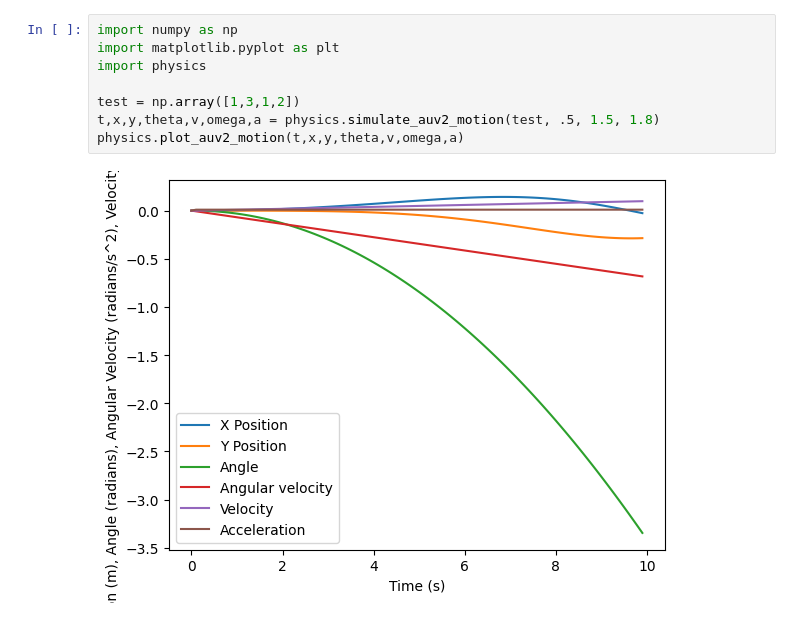
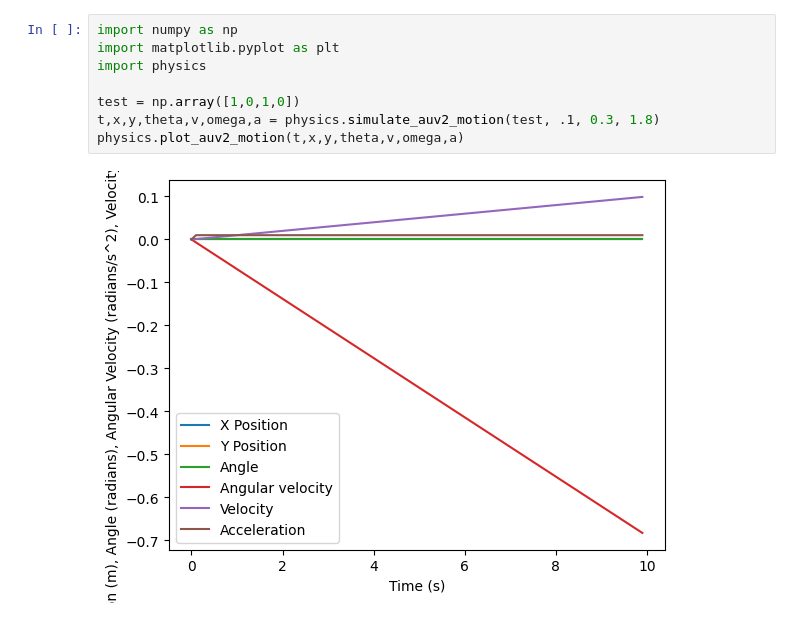
Before and after one commit to travtran05/python-refresher, a Jupyter notebook: simulation_auv2_motion.ipynb, the cells around one changed output. Saved outputs shown, nothing was run; the diff lists cells and outputs as text.

```diff
--- a/simulation_auv2_motion.ipynb
+++ b/simulation_auv2_motion.ipynb
@@ -1,10 +1,10 @@
 # %%
 import numpy as np
 import matplotlib.pyplot as plt
 import physics
 
-test = np.array([1,3,1,2])
-t,x,y,theta,v,omega,a = physics.simulate_auv2_motion(test, .5, 1.5, 1.8)
+test = np.array([1,0,1,0])
+t,x,y,theta,v,omega,a = physics.simulate_auv2_motion(test, .1, 0.3, 1.8)
 physics.plot_auv2_motion(t,x,y,theta,v,omega,a)
 # %% [output]
-[figure, old version]
+[figure, new version]
```
Also changed, not shown: 1 other file.
